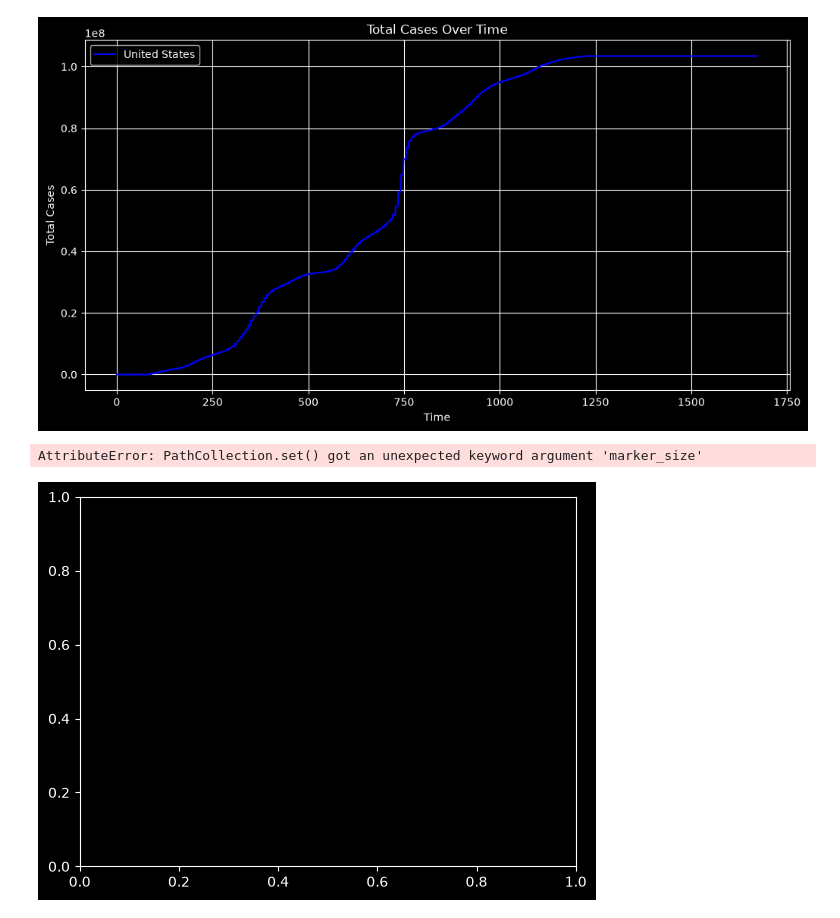
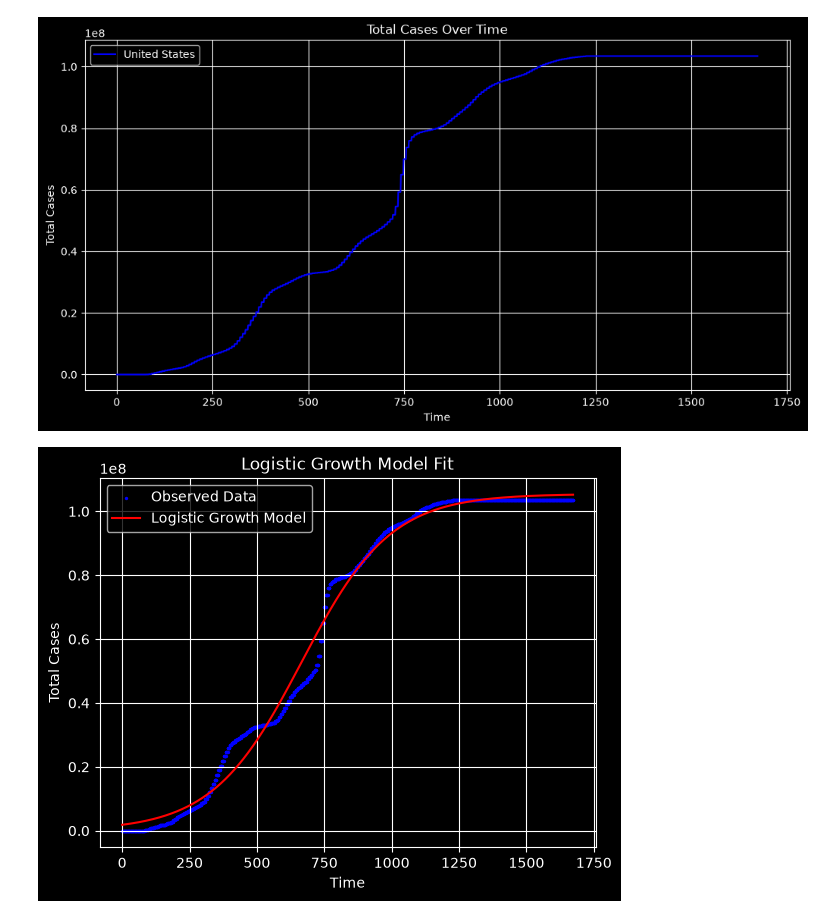
Before and after one commit to MightyMoFan1/cpsc-375-project, a Jupyter notebook: notebooks/exploratory_data_analysis.ipynb, the cells around one changed output. Drawn from its saved outputs; the diff is of its cells as text; code cells hidden in the pictures.

Commit message:
Modified marker size of observed data

```diff
--- a/notebooks/exploratory_data_analysis.ipynb
+++ b/notebooks/exploratory_data_analysis.ipynb
@@ -66,32 +66,32 @@ def fit_logistic_growth(t, y):
     P0 = y[0]
     K = max(y) * 1.1  # Slightly above the maximum observed value
     r = 0.1  # Initial guess for growth rate
     popt, _ = curve_fit(logistic_growth, t, y, p0=[K, P0, r], maxfev=10000)
     return popt
 
 df_obs = df.dropna()
 plt.scatter(
     np.arange(len(df_obs)),
     df_obs['United States'],
     label='Observed Data',
     color='blue',
+    s=2
 )
 plt.title('Logistic Growth Model Fit')
 plt.xlabel('Time')
 plt.ylabel('Total Cases')
 plt.grid(True)
 plt.legend()
 
 t = np.linspace(0, len(df_obs) - 1, len(df_obs))
 popt = fit_logistic_growth(t, df_obs['United States'])
 
 plt.plot(t, logistic_growth(t, *popt), label='Logistic Growth Model', color='red')
 plt.title('Logistic Growth Model Fit')
 plt.xlabel('Time')
 plt.ylabel('Total Cases')
 plt.grid(True)
 plt.legend()
 plt.show()
 # %% [output]
-AttributeError: PathCollection.set() got an unexpected keyword argument 'marker_size'
-[figure, old version]
+[figure, new version]
```
